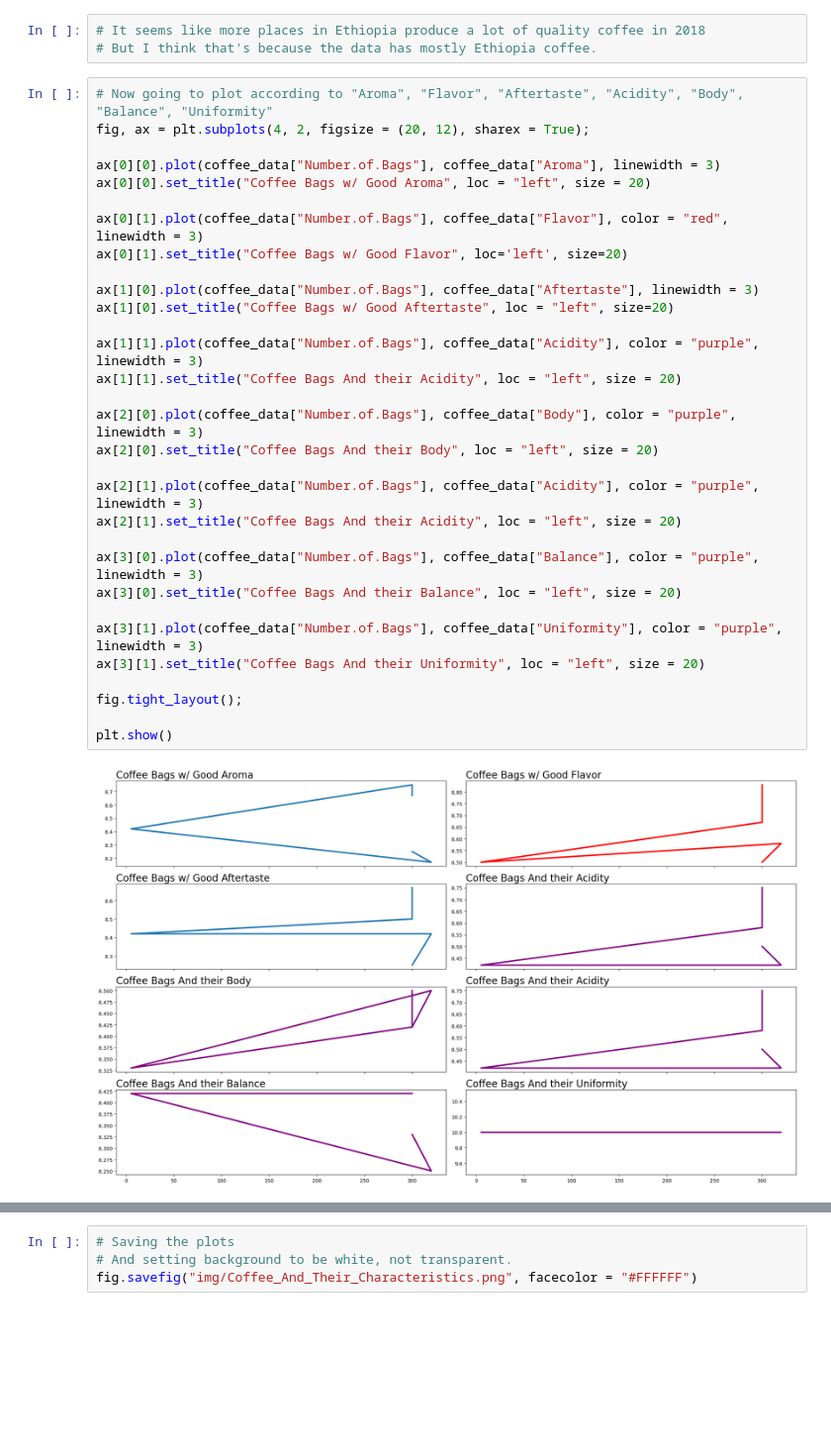
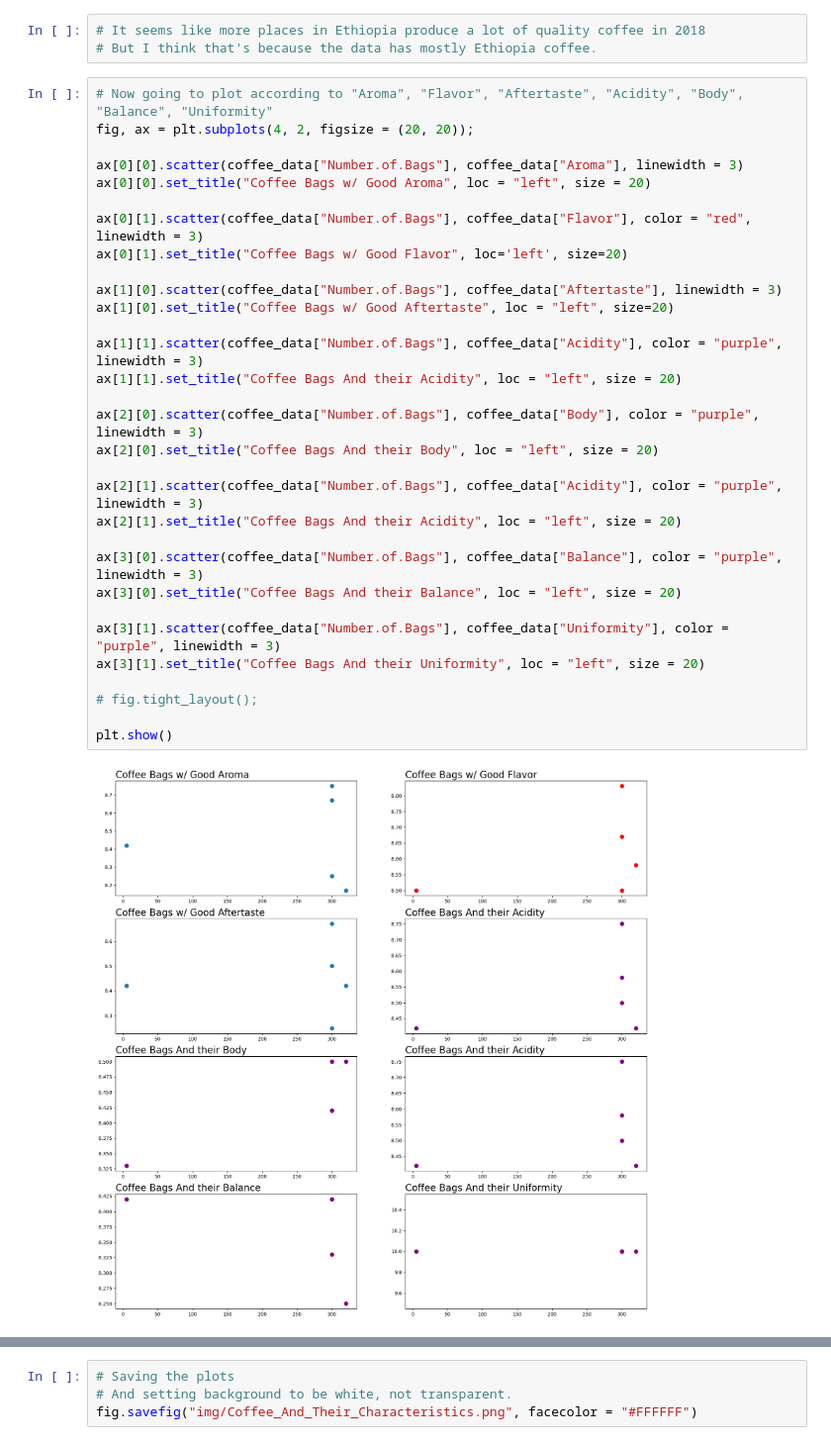
Before and after one commit to ghughes2001/GA-Final_Project, a Jupyter notebook: FINAL-Analyzing-Data-Part-1.ipynb, the cells around one changed output, grey strips where cells are left out. Shown at 99% size. Saved outputs shown, nothing was run; the diff lists cells and outputs as text; blank space fills up the shorter version.

```diff
--- a/FINAL-Analyzing-Data-Part-1.ipynb
+++ b/FINAL-Analyzing-Data-Part-1.ipynb
@@ -45,34 +45,34 @@ fig2.savefig("img/Places_That_Produces_The_Coffee_In_DataFrame.png", facecolor =
 # But I think that's because the data has mostly Ethiopia coffee.
 # %%
 # Now going to plot according to "Aroma", "Flavor", "Aftertaste", "Acidity", "Body", "Balance", "Uniformity"
-fig, ax = plt.subplots(4, 2, figsize = (20, 12), sharex = True);
+fig, ax = plt.subplots(4, 2, figsize = (20, 20));
 
-ax[0][0].plot(coffee_data["Number.of.Bags"], coffee_data["Aroma"], linewidth = 3)
+ax[0][0].scatter(coffee_data["Number.of.Bags"], coffee_data["Aroma"], linewidth = 3)
 ax[0][0].set_title("Coffee Bags w/ Good Aroma", loc = "left", size = 20)
 
-ax[0][1].plot(coffee_data["Number.of.Bags"], coffee_data["Flavor"], color = "red", linewidth = 3)
+ax[0][1].scatter(coffee_data["Number.of.Bags"], coffee_data["Flavor"], color = "red", linewidth = 3)
 ax[0][1].set_title("Coffee Bags w/ Good Flavor", loc='left', size=20)
 
-ax[1][0].plot(coffee_data["Number.of.Bags"], coffee_data["Aftertaste"], linewidth = 3)
+ax[1][0].scatter(coffee_data["Number.of.Bags"], coffee_data["Aftertaste"], linewidth = 3)
 ax[1][0].set_title("Coffee Bags w/ Good Aftertaste", loc = "left", size=20)
 
-ax[1][1].plot(coffee_data["Number.of.Bags"], coffee_data["Acidity"], color = "purple", linewidth = 3)
+ax[1][1].scatter(coffee_data["Number.of.Bags"], coffee_data["Acidity"], color = "purple", linewidth = 3)
 ax[1][1].set_title("Coffee Bags And their Acidity", loc = "left", size = 20)
 
-ax[2][0].plot(coffee_data["Number.of.Bags"], coffee_data["Body"], color = "purple", linewidth = 3)
+ax[2][0].scatter(coffee_data["Number.of.Bags"], coffee_data["Body"], color = "purple", linewidth = 3)
 ax[2][0].set_title("Coffee Bags And their Body", loc = "left", size = 20)
 
-ax[2][1].plot(coffee_data["Number.of.Bags"], coffee_data["Acidity"], color = "purple", linewidth = 3)
+ax[2][1].scatter(coffee_data["Number.of.Bags"], coffee_data["Acidity"], color = "purple", linewidth = 3)
 ax[2][1].set_title("Coffee Bags And their Acidity", loc = "left", size = 20)
 
-ax[3][0].plot(coffee_data["Number.of.Bags"], coffee_data["Balance"], color = "purple", linewidth = 3)
+ax[3][0].scatter(coffee_data["Number.of.Bags"], coffee_data["Balance"], color = "purple", linewidth = 3)
 ax[3][0].set_title("Coffee Bags And their Balance", loc = "left", size = 20)
 
-ax[3][1].plot(coffee_data["Number.of.Bags"], coffee_data["Uniformity"], color = "purple", linewidth = 3)
+ax[3][1].scatter(coffee_data["Number.of.Bags"], coffee_data["Uniformity"], color = "purple", linewidth = 3)
 ax[3][1].set_title("Coffee Bags And their Uniformity", loc = "left", size = 20)
 
-fig.tight_layout();
+# fig.tight_layout();
 
 plt.show()
 # %% [output]
-[figure, old version]
+[figure, new version]
```
Also changed, not shown: parts of 1 cell of this notebook, 1 other file.
